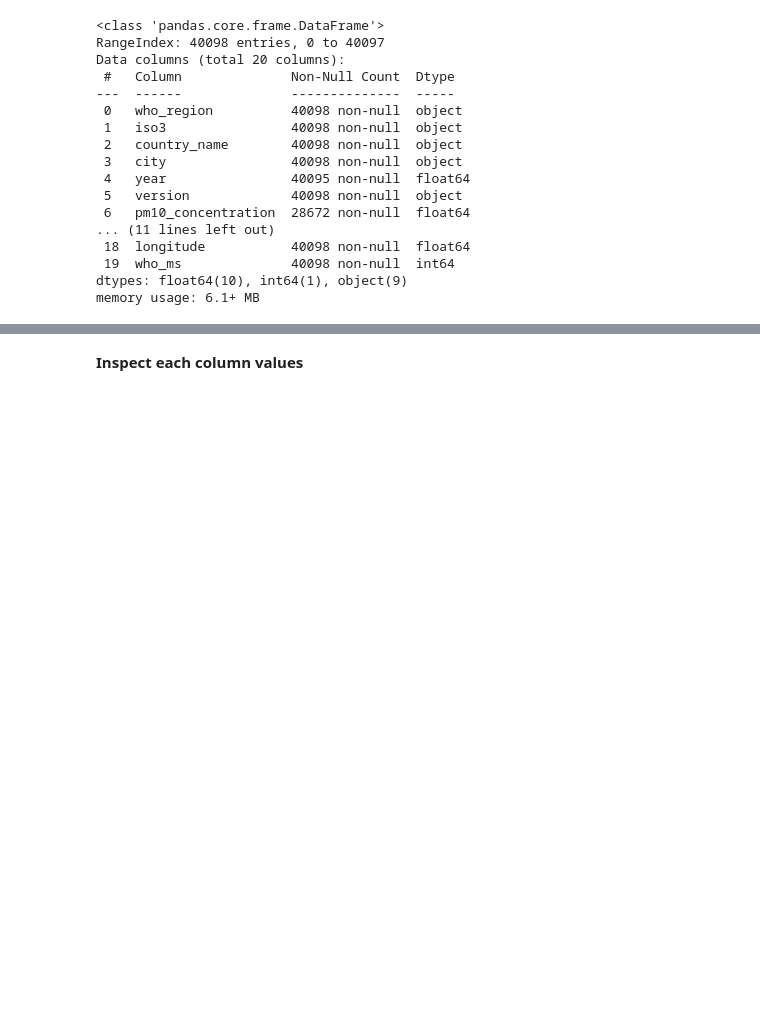
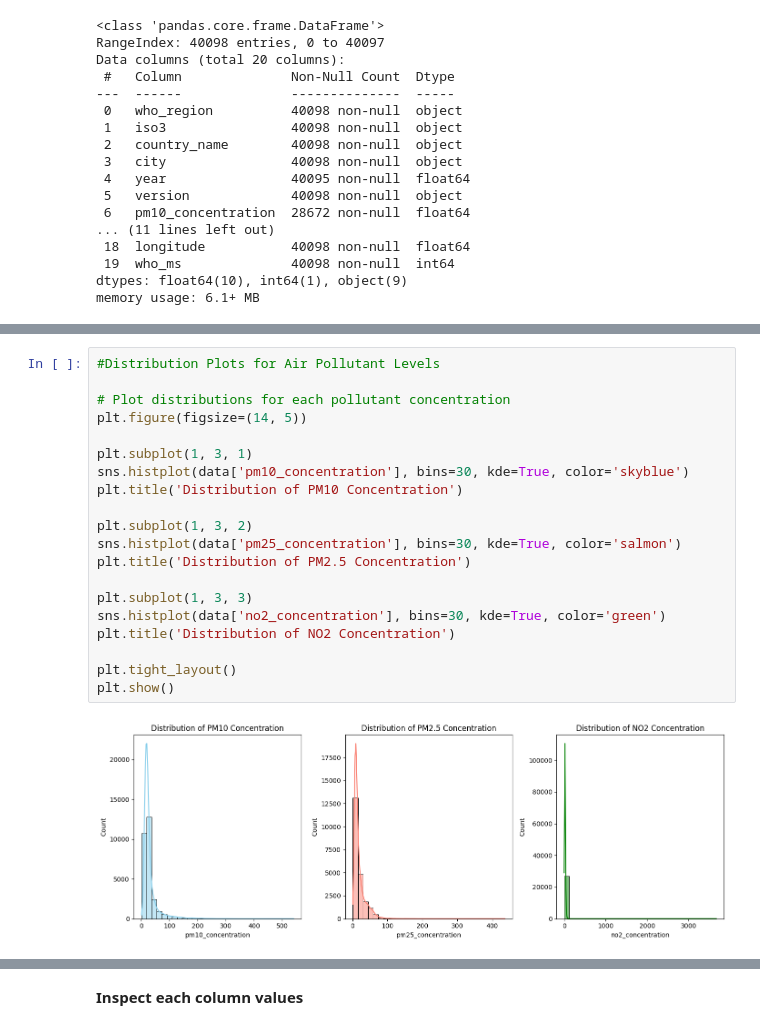
Before and after one commit to harimindi/Datascience, a Jupyter notebook: WHO_Airquality_EDA_.ipynb, the cells around one changed output, grey strips where cells are left out. Cells and saved outputs as stored; diff of their text form; blank space fills up the shorter version.

```diff
--- a/WHO_Airquality_EDA_.ipynb
+++ b/WHO_Airquality_EDA_.ipynb
@@ -103,0 +124,22 @@ data.describe()
+# %%
+#Distribution Plots for Air Pollutant Levels
+
+# Plot distributions for each pollutant concentration
+plt.figure(figsize=(14, 5))
+
+plt.subplot(1, 3, 1)
+sns.histplot(data['pm10_concentration'], bins=30, kde=True, color='skyblue')
+plt.title('Distribution of PM10 Concentration')
+
+plt.subplot(1, 3, 2)
+sns.histplot(data['pm25_concentration'], bins=30, kde=True, color='salmon')
+plt.title('Distribution of PM2.5 Concentration')
+
+plt.subplot(1, 3, 3)
+sns.histplot(data['no2_concentration'], bins=30, kde=True, color='green')
+plt.title('Distribution of NO2 Concentration')
+
+plt.tight_layout()
+plt.show()
+# %% [output]
+[figure, added]
```
Also changed, not shown: parts of 38 cells of this notebook.
